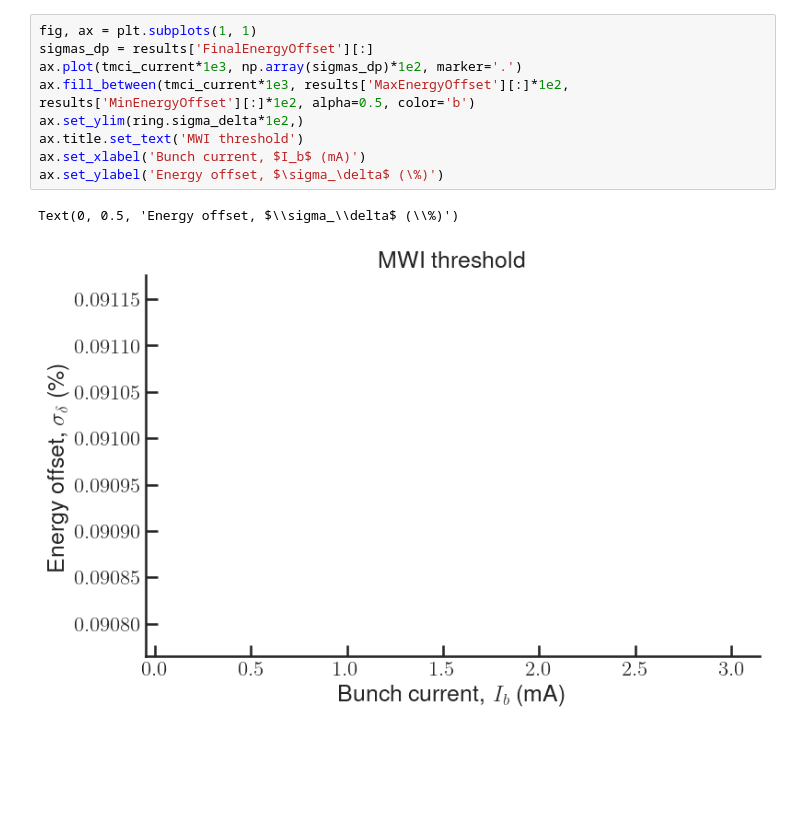
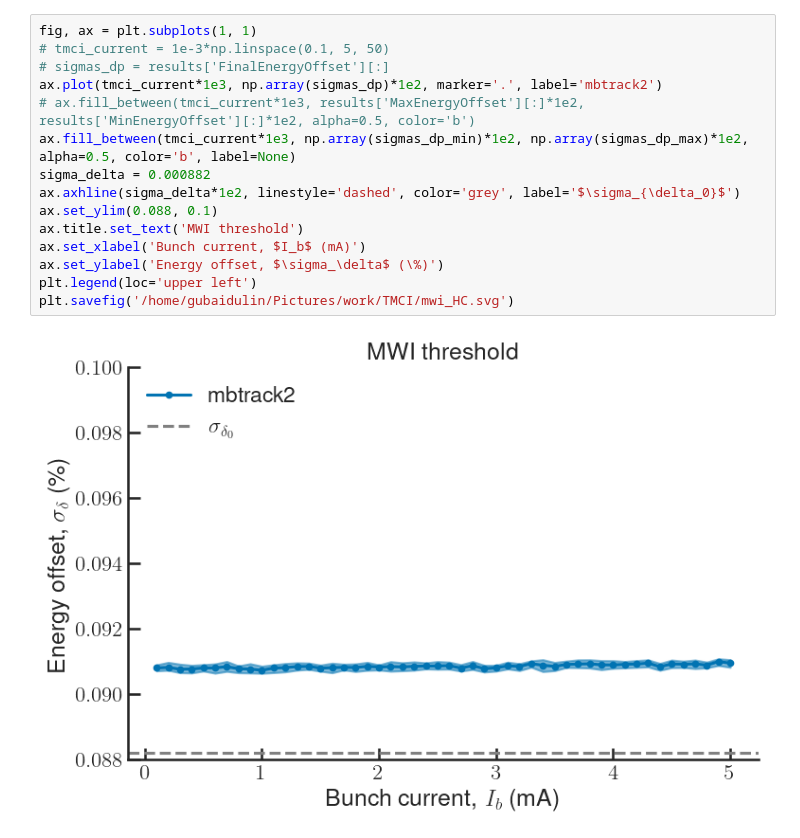
Before and after one commit to gubaidulinvadim/transverse_instabilities, a Jupyter notebook: Postprocessing_test.ipynb, the cells around one changed output. Drawn from its saved outputs; the diff is of its cells as text; blank space fills up the shorter version.

```diff
--- a/Postprocessing_test.ipynb
+++ b/Postprocessing_test.ipynb
@@ -63,14 +146,19 @@ results = post_tmci_mwi_bunch_length(n_macroparticles=1e6,
 # %%
 fig, ax = plt.subplots(1, 1)
-sigmas_dp = results['FinalEnergyOffset'][:]
-ax.plot(tmci_current*1e3, np.array(sigmas_dp)*1e2, marker='.')
-ax.fill_between(tmci_current*1e3, results['MaxEnergyOffset'][:]*1e2, results['MinEnergyOffset'][:]*1e2, alpha=0.5, color='b')
-ax.set_ylim(ring.sigma_delta*1e2,)
+# tmci_current = 1e-3*np.linspace(0.1, 5, 50)
+# sigmas_dp = results['FinalEnergyOffset'][:]
+ax.plot(tmci_current*1e3, np.array(sigmas_dp)*1e2, marker='.', label='mbtrack2')
+# ax.fill_between(tmci_current*1e3, results['MaxEnergyOffset'][:]*1e2, results['MinEnergyOffset'][:]*1e2, alpha=0.5, color='b')
+ax.fill_between(tmci_current*1e3, np.array(sigmas_dp_min)*1e2, np.array(sigmas_dp_max)*1e2, alpha=0.5, color='b', label=None)
+sigma_delta = 0.000882
+ax.axhline(sigma_delta*1e2, linestyle='dashed', color='grey', label='$\sigma_{\delta_0}$')
+ax.set_ylim(0.088, 0.1)
 ax.title.set_text('MWI threshold')
 ax.set_xlabel('Bunch current, $I_b$ (mA)')
 ax.set_ylabel('Energy offset, $\sigma_\delta$ (\%)')
+plt.legend(loc='upper left')
+plt.savefig('/home/gubaidulin/Pictures/work/TMCI/mwi_HC.svg')
 # %% [output]
-Text(0, 0.5, 'Energy offset, $\\sigma_\\delta$ (\\%)')
-[figure, old version]
+[figure, new version]
 # %%
 fig, ax = plt.subplots(1, 1)
```
Also changed, not shown: parts of 27 cells of this notebook, 1 other file.
